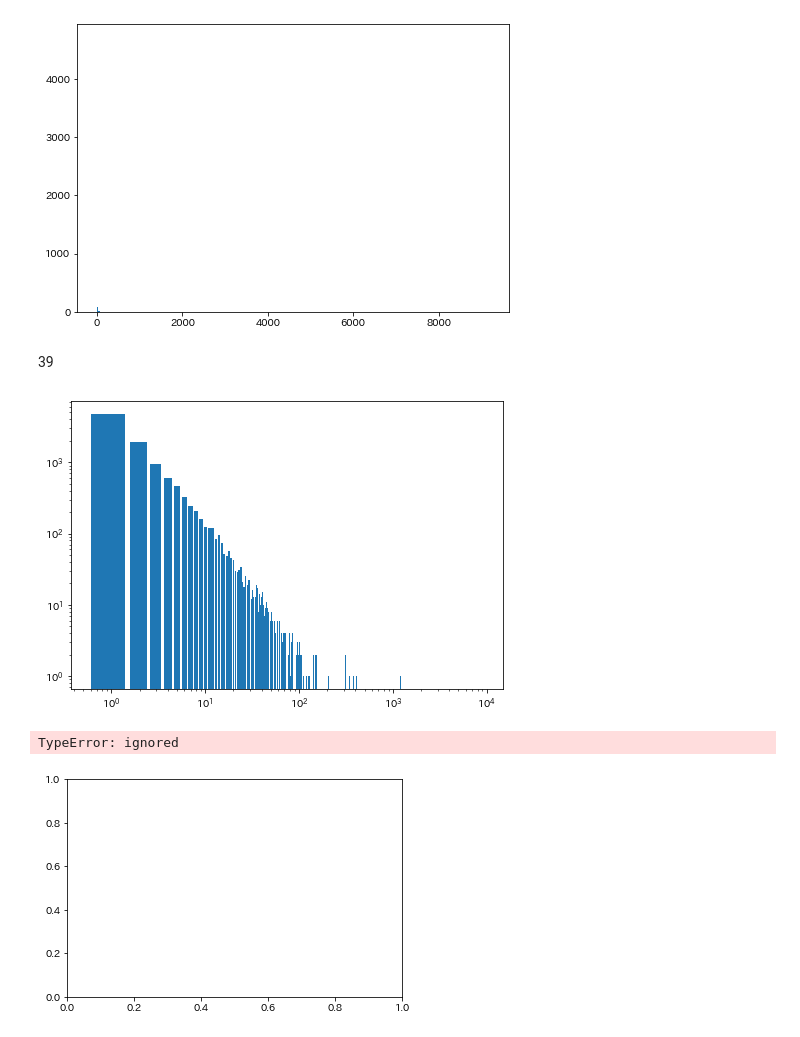
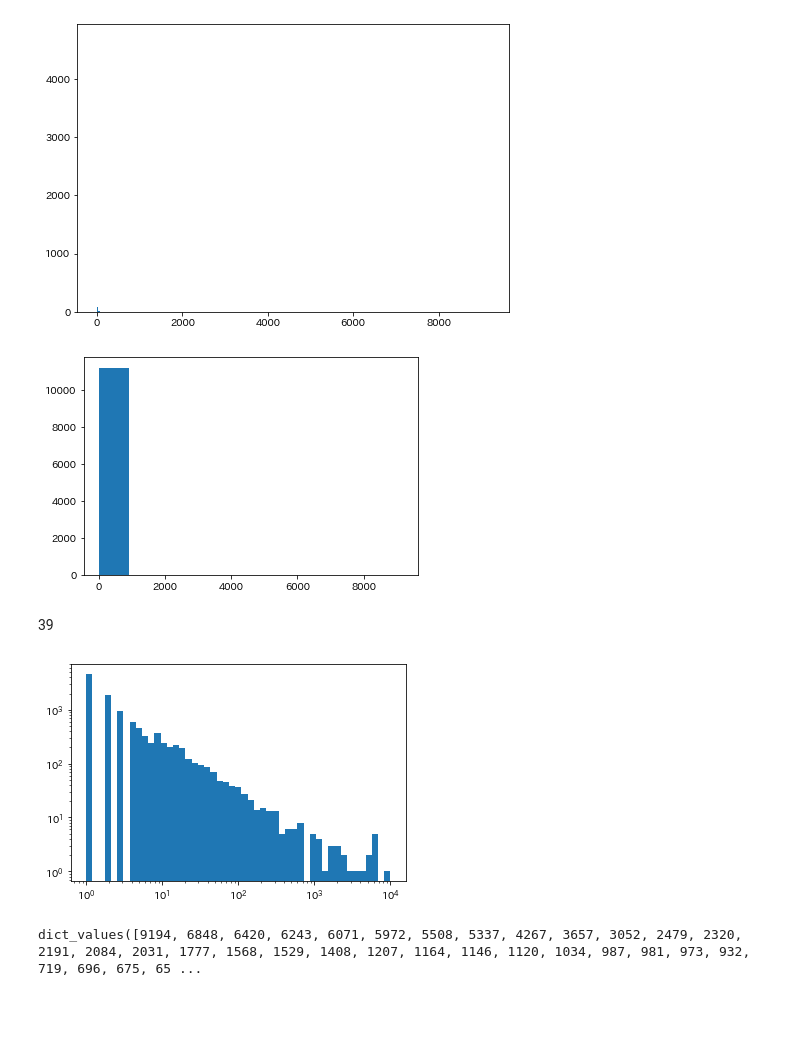
Before and after one commit to Language-Media-Lab/100knock2021_huyu, a Jupyter notebook: chapter04/chap04_kei.ipynb, the cells around one changed output. Cells and saved outputs as stored; diff of their text form; code cells hidden in the pictures; blank space fills up the shorter version.

```diff
--- a/chapter04/chap04_kei.ipynb
+++ b/chapter04/chap04_kei.ipynb
@@ -40,6 +22,8 @@ with open(filename, mode='r+t') as f:
       if len(div) != 2 or div[0] =='':
         continue
       attr = div[1].split(',')
+      if attr[1]=='空白':
+        continue
       morph = {'surface':div[0], 'base':attr[6], 'pos':attr[0], 'pos1':attr[1]}
       morphs.append(morph)
     else:
@@ -137,14 +84,19 @@ for n in list(no)[:10]:
 34
 # %%
 cont_noun = set()
+count=0
+
 for sentence in sentences:
   tmp = list()
   for char in sentence:
     if char['pos']=='名詞':
       tmp.append(char['surface'])
+      count+=1
     else:
-      if len(tmp)>0:
-        cont_noun |= set(tmp)
+      if count>1:
+        p= ''.join(tmp)
+        cont_noun.add(p)
       tmp = list()
+      count=0
 
 cont_noun
@@ -270,26 +189,27 @@ plt.show()
 dict_keys([9194, 6848, 6420, 6243, 6071, 5972, 5508, 5337, 4267, 3657, 3052, 2479, 2320, 2191, 2084, 2031, 1777, 1568, 1529, 1408, 1207, 1164, 1146, 1120, 1034, 987, 981, 973, 932, 719, 696, 675, 657, ...
 dict_values([1, 1, 1, 1, 1, 1, 1, 1, 1, 1, 1, 1, 1, 1, 1, 1, 1, 1, 1, 1, 1, 1, 1, 1, 1, 1, 1, 1, 1, 1, 1, 1, 1, 1, 1, 1, 1, 1, 1, 1, 1, 2, 1, 1, 2, 1, 1, 1, 1, 1, 1, 1, 1, 1, 2, 2, 1, 1, 1, 2, 1, 1, 1 ...
 [figure]
+# %%
+histogram = dict(occur).values()
+
+fig = plt.figure()
+plt.hist(histogram)
+plt.show()
+# %% [output]
+[figure, added]
 # %% [markdown]
 39
 # %%
 import numpy as np
 
 fig = plt.figure()
-ax = fig.add_axes([0,0,1,1])
-ax.bar(occurence,types)
+plt.hist(histogram, bins=np.logspace(0,4))
 plt.yscale('log')
 plt.xscale('log')
 plt.show()
 # %% [output]
-[figure, old version]
+[figure, new version]
-# %%
-data = np.r_[occurence, types]
-fig=plt.figure()
-plt.hist(data, bins=np.logspace(0,4))#?
-plt.yscale('log')
-plt.xscale('log')
-plt.show()
-# %% [output]
-TypeError: ignored
-[figure, removed]
+# %%
+histogram
+# %% [output]
+dict_values([9194, 6848, 6420, 6243, 6071, 5972, 5508, 5337, 4267, 3657, 3052, 2479, 2320, 2191, 2084, 2031, 1777, 1568, 1529, 1408, 1207, 1164, 1146, 1120, 1034, 987, 981, 973, 932, 719, 696, 675, 65 ...
```
Also changed, not shown: parts of 11 cells of this notebook.
